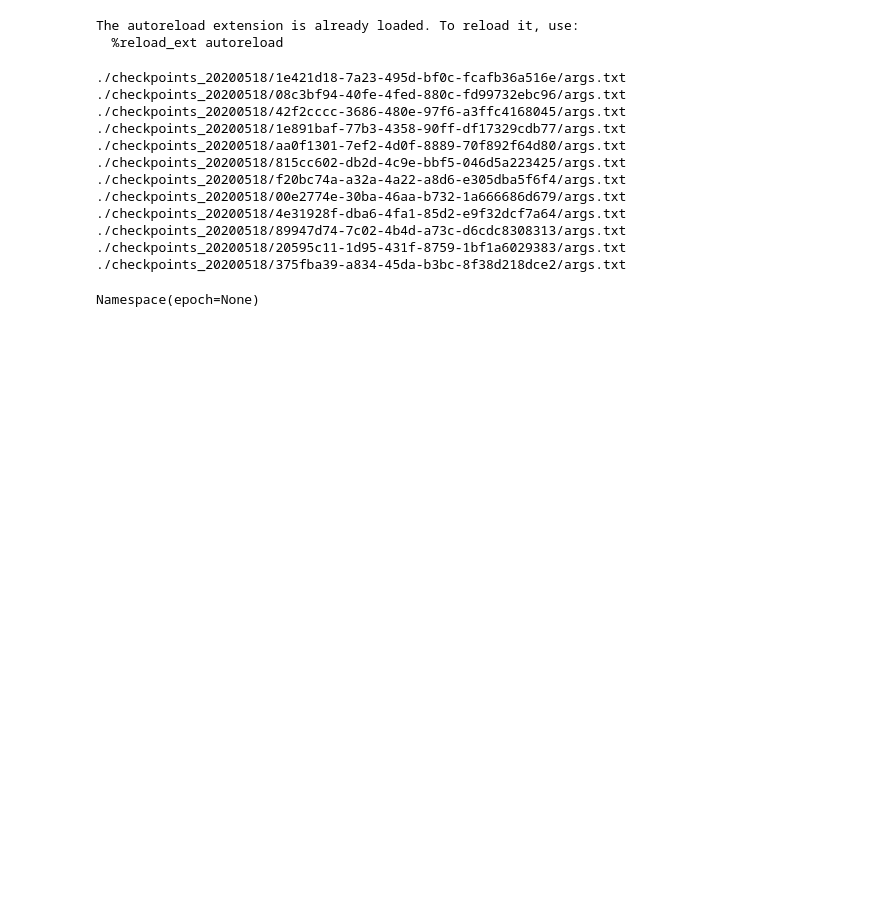
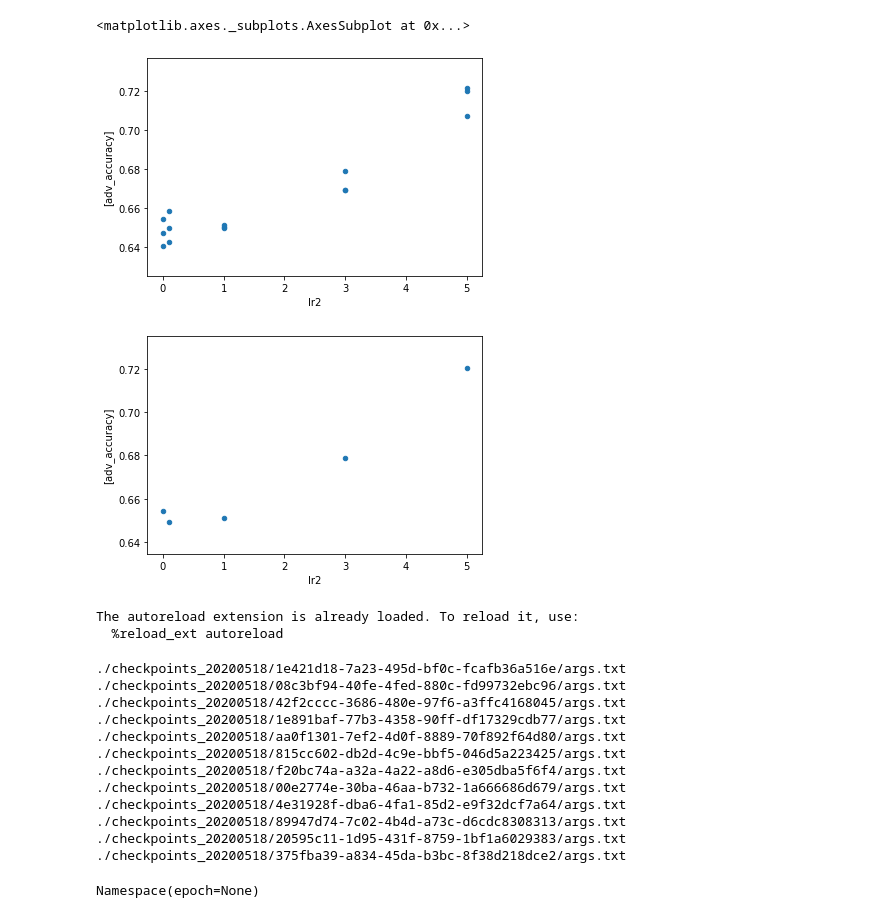
Before and after one commit to bchasnov/learning-in-games, a Jupyter notebook: demo.ipynb, the cells around one changed output. Cells and saved outputs as stored; diff of their text form; code cells hidden in the pictures; blank space fills up the shorter version.

```diff
--- a/demo.ipynb
+++ b/demo.ipynb
@@ -0,0 +1,10 @@
+# %%
+%load_ext autoreload
+%autoreload 2
+import os, glob
+import main, defaults
+import pandas as pd
+
+#STOREDIR = 'checkpoints_2020-05-24'
+STOREDIR = defaults.STORE_DIR # defaults to today's date
+df = pd.read_pickle(os.path.join(STOREDIR, defaults.EVAL_FILE))
@@ -1 +30,19 @@
+# %%
+d = df
+d = d[d['adv_epsilon']==.5]
+d = d[d['perturb_reg']>=0]
+d = d[d['adv_norm']=='infty']
+d = d[d['lr2']<=5]
+d.plot('lr2',['adv_accuracy'], 'scatter')
+
+d = df
+d = d[d['adv_epsilon']==.5]
+d = d[d['perturb_reg']==0]
+d = d[d['adv_norm']=='infty']
+d = d[d['lr2']<=5]
+d.plot('lr2',['adv_accuracy'], 'scatter')
+# %% [output]
+<matplotlib.axes._subplots.AxesSubplot at 0x...>
+[figure, added]
+[figure, added]
 # %%
```
Also changed, not shown: parts of 5 cells of this notebook, 3 other files.
